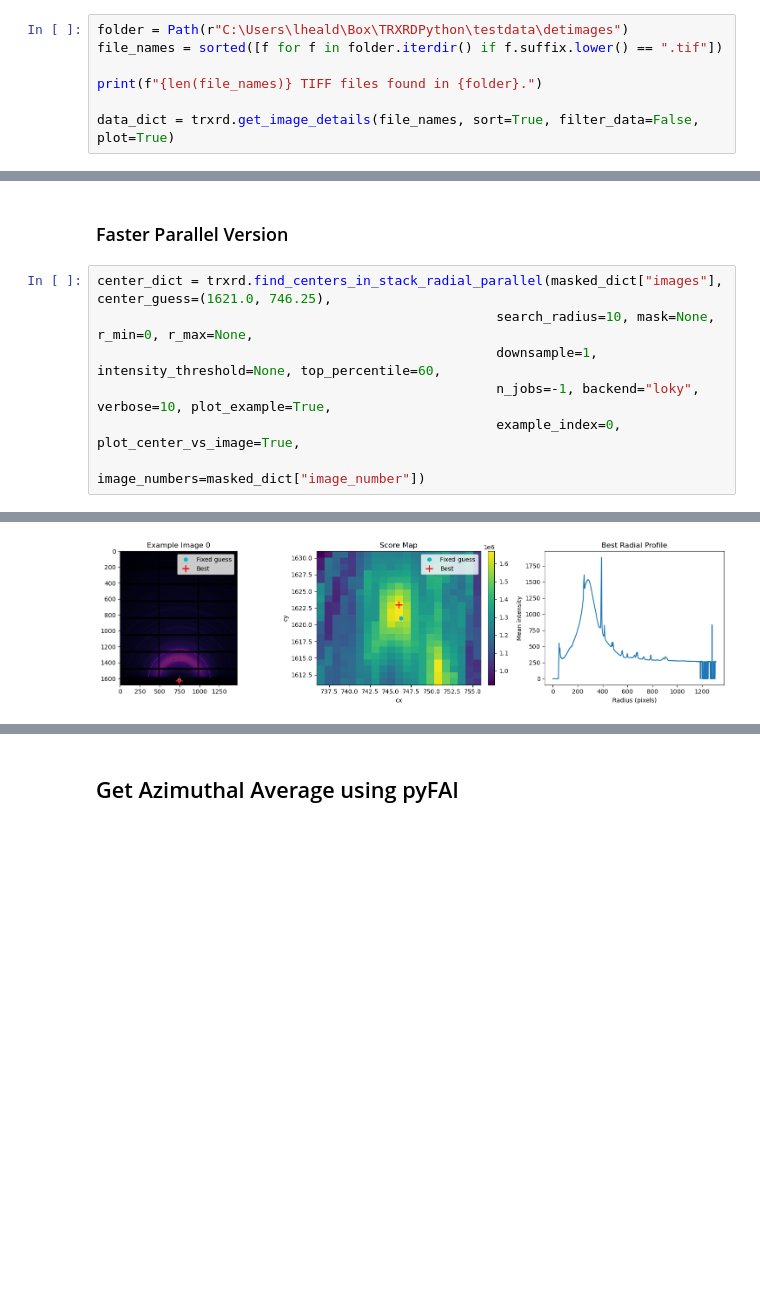
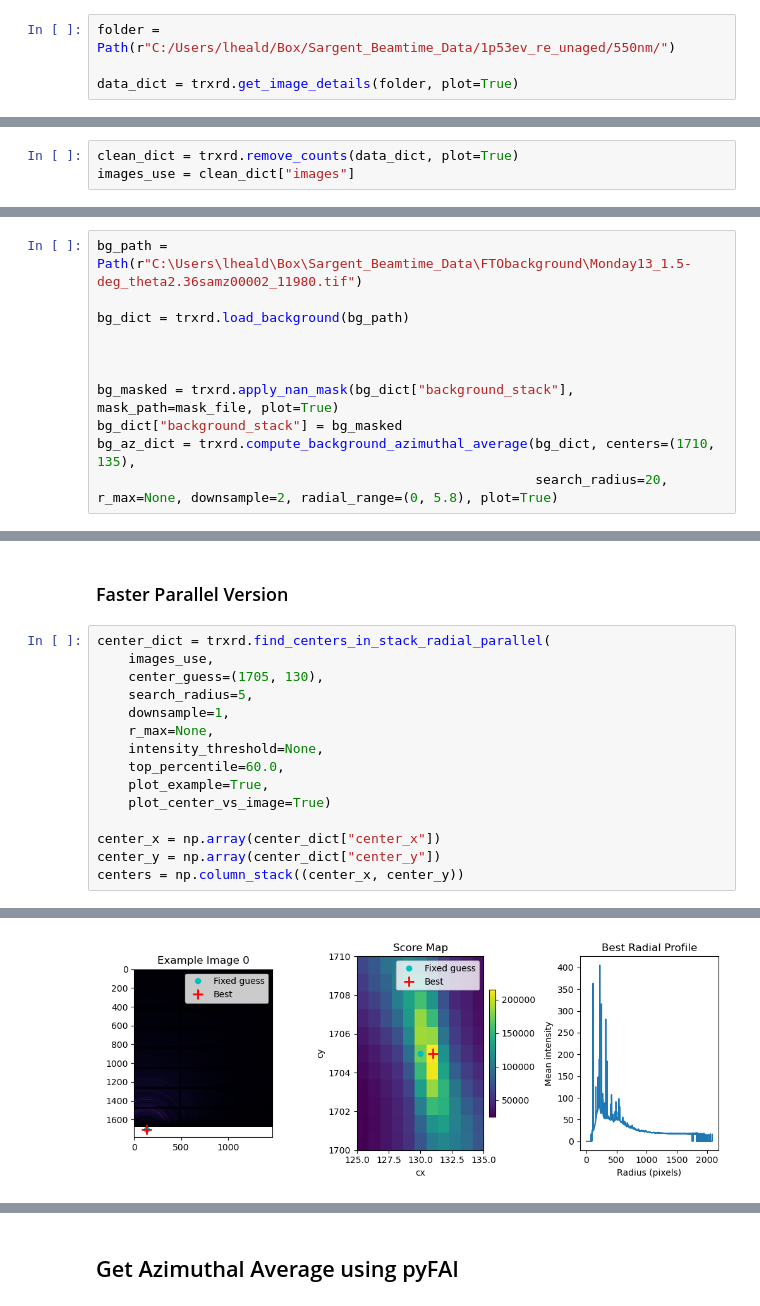
Before and after one commit to lheald2/trxrd, a Jupyter notebook: beta_testing.ipynb, the cells around one changed output, grey strips where cells are left out. Drawn from its saved outputs; the diff is of its cells as text; blank space fills up the shorter version.

```diff
--- a/beta_testing.ipynb
+++ b/beta_testing.ipynb
@@ -16,10 +11,7 @@ import trxrd
 # %% [markdown]
 ## Loading File Information
 # %%
-folder = Path(r"C:\Users\lheald\Box\TRXRDPython\testdata\detimages")
-file_names = sorted([f for f in folder.iterdir() if f.suffix.lower() == ".tif"])
+folder = Path(r"C:/Users/lheald/Box/Sargent_Beamtime_Data/1p53ev_re_unaged/550nm/")
 
-print(f"{len(file_names)} TIFF files found in {folder}.")
-
-data_dict = trxrd.get_image_details(file_names, sort=True, filter_data=False, plot=True)
+data_dict = trxrd.get_image_details(folder, plot=True)
 # %% [output]
@@ -28,0 +23,3 @@ data_dict = trxrd.get_image_details(file_names, sort=True, filter_data=False, pl
+# %%
+clean_dict = trxrd.remove_counts(data_dict, plot=True)
+images_use = clean_dict["images"]
@@ -44,0 +54,11 @@ del data_dict
+# %%
+bg_path = Path(r"C:\Users\lheald\Box\Sargent_Beamtime_Data\FTObackground\Monday13_1.5-deg_theta2.36samz00002_11980.tif")
+
+bg_dict = trxrd.load_background(bg_path)
+
+
+
+bg_masked = trxrd.apply_nan_mask(bg_dict["background_stack"], mask_path=mask_file, plot=True)
+bg_dict["background_stack"] = bg_masked
+bg_az_dict = trxrd.compute_background_azimuthal_average(bg_dict, centers=(1710, 135),
+                                                        search_radius=20, r_max=None, downsample=2, radial_range=(0, 5.8), plot=True)
@@ -526,10 +73,18 @@ Found center for image 120: (cy=1564.00, cx=746.00), score=12909617.24
 # %% [markdown]
 ### Faster Parallel Version
 # %%
-center_dict = trxrd.find_centers_in_stack_radial_parallel(masked_dict["images"], center_guess=(1621.0, 746.25),
-                                                   search_radius=10, mask=None, r_min=0, r_max=None,
-                                                   downsample=1, intensity_threshold=None, top_percentile=60,
-                                                   n_jobs=-1, backend="loky", verbose=10, plot_example=True,
-                                                   example_index=0, plot_center_vs_image=True,
-                                                   image_numbers=masked_dict["image_number"])
+center_dict = trxrd.find_centers_in_stack_radial_parallel(
+    images_use,
+    center_guess=(1705, 130),
+    search_radius=5,
+    downsample=1,
+    r_max=None,
+    intensity_threshold=None,
+    top_percentile=60.0,
+    plot_example=True,
+    plot_center_vs_image=True)
+
+center_x = np.array(center_dict["center_x"])
+center_y = np.array(center_dict["center_y"])
+centers = np.column_stack((center_x, center_y))
 # %% [output]
@@ -547 +100 @@ center_dict = trxrd.find_centers_in_stack_radial_parallel(masked_dict["images"],
-[figure, old version]
+[figure, new version]
```
Also changed, not shown: parts of 27 cells of this notebook, 6 other files.
